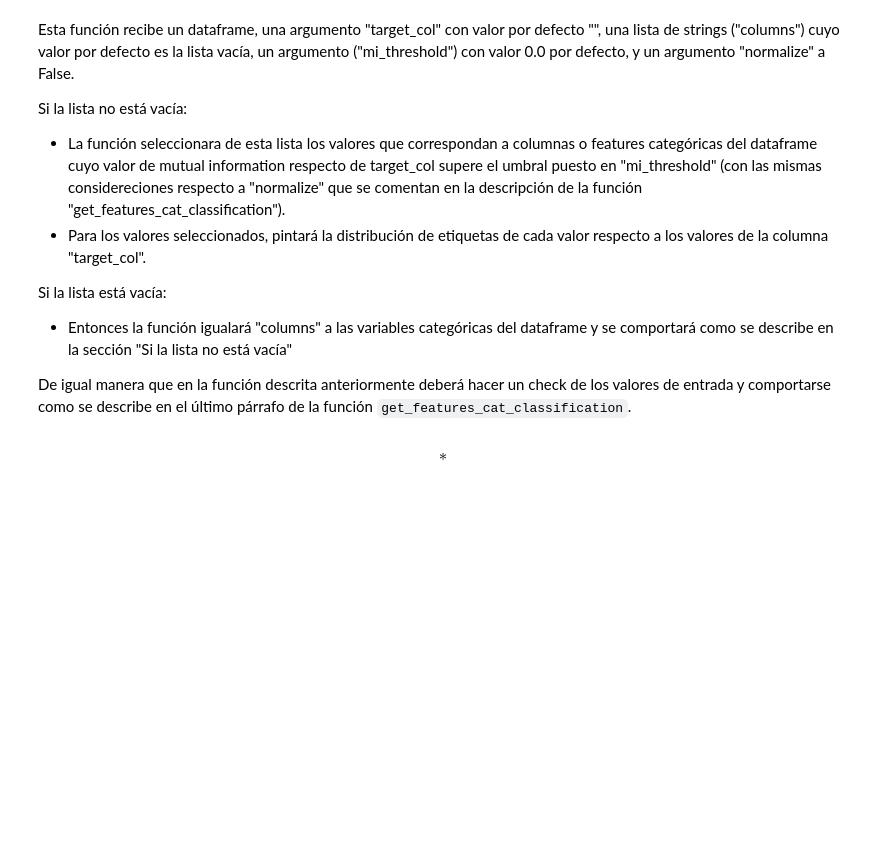
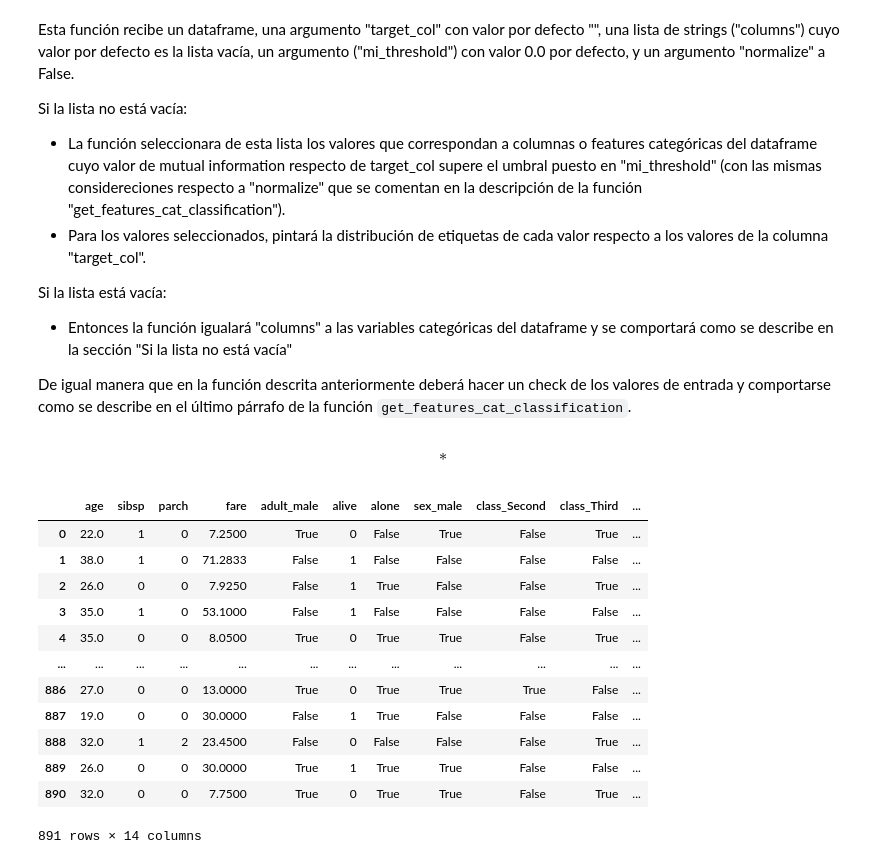
Before and after one commit to marosor/ML_Toolbox, a Jupyter notebook: Toolbox_ML_II_prueba/funciones_fran.ipynb, the cells around one changed output. Saved outputs shown, nothing was run; the diff lists cells and outputs as text; code cells hidden in the pictures; blank space fills up the shorter version.

```diff
--- a/Toolbox_ML_II_prueba/funciones_fran.ipynb
+++ b/Toolbox_ML_II_prueba/funciones_fran.ipynb
@@ -322,0 +296,16 @@ $$*$$
+# %%
+titanic
+# %% [output]
+|  | age | sibsp | parch | fare | adult_male | alive | alone | sex_male | class_Second | class_Third | ... |
+| 0 | 22.0 | 1 | 0 | 7.2500 | True | 0 | False | True | False | True | ... |
+| 1 | 38.0 | 1 | 0 | 71.2833 | False | 1 | False | False | False | False | ... |
+| 2 | 26.0 | 0 | 0 | 7.9250 | False | 1 | True | False | False | True | ... |
+| 3 | 35.0 | 1 | 0 | 53.1000 | False | 1 | False | False | False | False | ... |
+| 4 | 35.0 | 0 | 0 | 8.0500 | True | 0 | True | True | False | True | ... |
+| ... | ... | ... | ... | ... | ... | ... | ... | ... | ... | ... | ... |
+| 886 | 27.0 | 0 | 0 | 13.0000 | True | 0 | True | True | True | False | ... |
+| 887 | 19.0 | 0 | 0 | 30.0000 | False | 1 | True | False | False | False | ... |
+| 888 | 32.0 | 1 | 2 | 23.4500 | False | 0 | False | False | False | True | ... |
+| 889 | 26.0 | 0 | 0 | 30.0000 | True | 1 | True | True | False | False | ... |
+| 890 | 32.0 | 0 | 0 | 7.7500 | True | 0 | True | True | False | True | ... |
+891 rows × 14 columns
```
Also changed, not shown: parts of 23 cells of this notebook, 2 other files.
